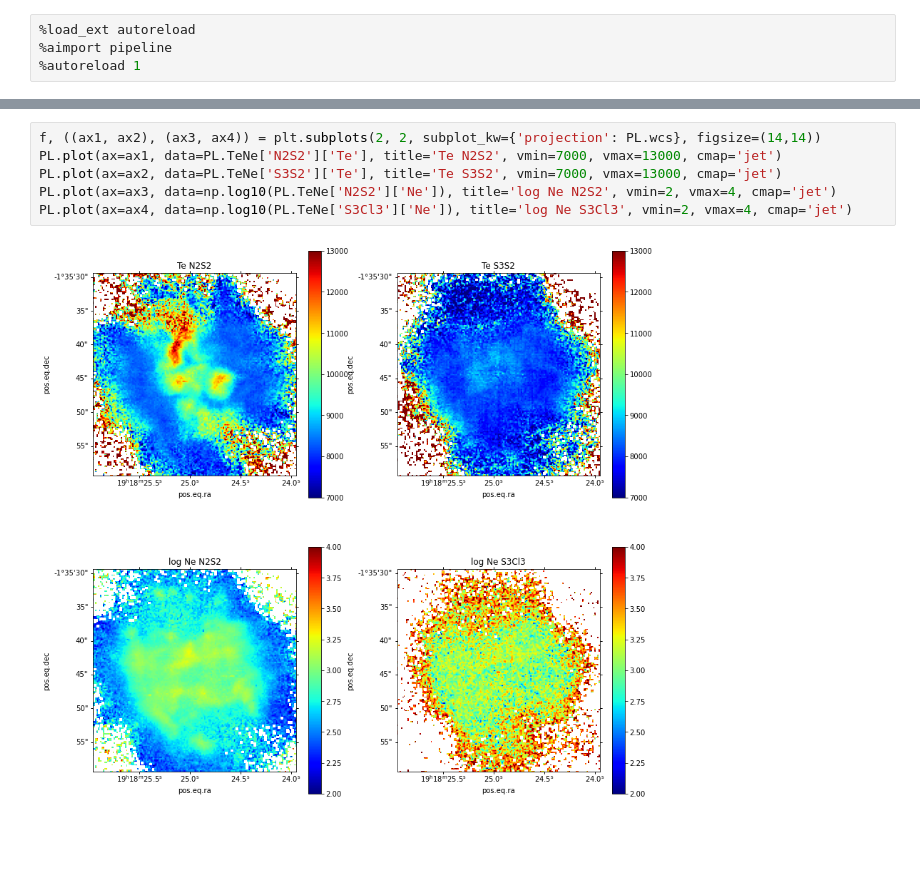
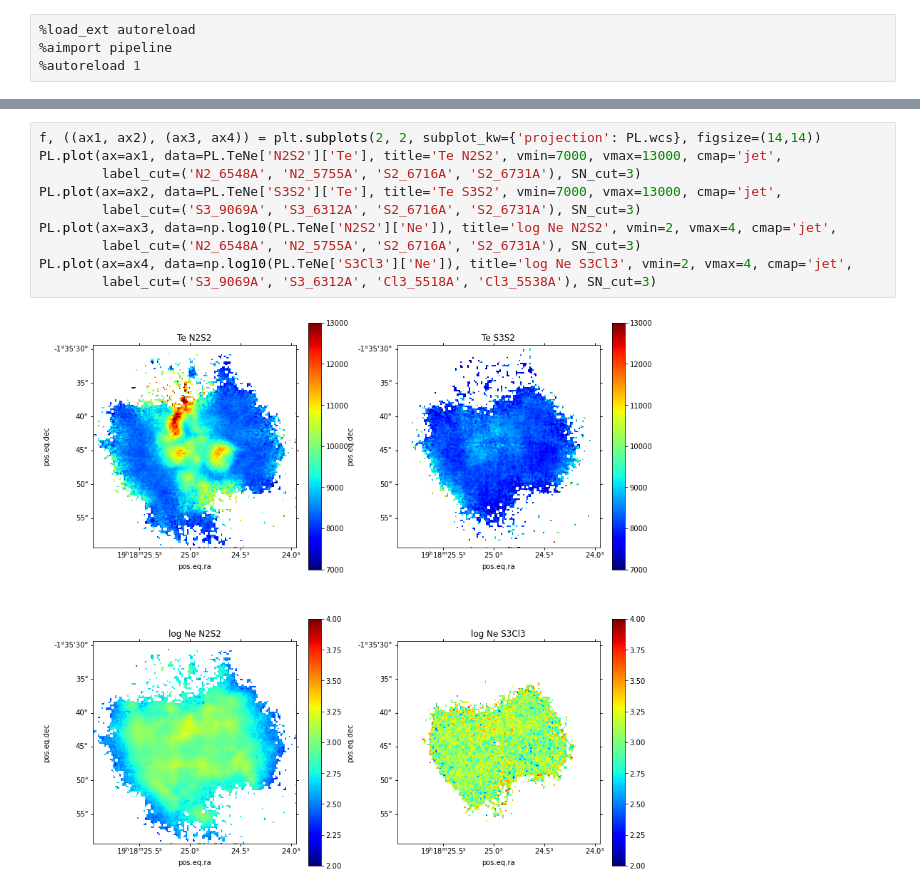
Before and after one commit to Morisset/MUSE_PNe, a Jupyter notebook: pipelineMC.ipynb, the cells around one changed output, grey strips where cells are left out. Drawn from its saved outputs; the diff is of its cells as text; blank space fills up the shorter version.

```diff
--- a/pipelineMC.ipynb
+++ b/pipelineMC.ipynb
@@ -72,11 +118,15 @@ pn.log_.timer('ANN getCrossTemDen done')
 # %%
 f, ((ax1, ax2), (ax3, ax4)) = plt.subplots(2, 2, subplot_kw={'projection': PL.wcs}, figsize=(14,14))
-PL.plot(ax=ax1, data=PL.TeNe['N2S2']['Te'], title='Te N2S2', vmin=7000, vmax=13000, cmap='jet')
-PL.plot(ax=ax2, data=PL.TeNe['S3S2']['Te'], title='Te S3S2', vmin=7000, vmax=13000, cmap='jet')
-PL.plot(ax=ax3, data=np.log10(PL.TeNe['N2S2']['Ne']), title='log Ne N2S2', vmin=2, vmax=4, cmap='jet')
-PL.plot(ax=ax4, data=np.log10(PL.TeNe['S3Cl3']['Ne']), title='log Ne S3Cl3', vmin=2, vmax=4, cmap='jet')
+PL.plot(ax=ax1, data=PL.TeNe['N2S2']['Te'], title='Te N2S2', vmin=7000, vmax=13000, cmap='jet',
+        label_cut=('N2_6548A', 'N2_5755A', 'S2_6716A', 'S2_6731A'), SN_cut=3)
+PL.plot(ax=ax2, data=PL.TeNe['S3S2']['Te'], title='Te S3S2', vmin=7000, vmax=13000, cmap='jet',
+        label_cut=('S3_9069A', 'S3_6312A', 'S2_6716A', 'S2_6731A'), SN_cut=3)
+PL.plot(ax=ax3, data=np.log10(PL.TeNe['N2S2']['Ne']), title='log Ne N2S2', vmin=2, vmax=4, cmap='jet',
+        label_cut=('N2_6548A', 'N2_5755A', 'S2_6716A', 'S2_6731A'), SN_cut=3)
+PL.plot(ax=ax4, data=np.log10(PL.TeNe['S3Cl3']['Ne']), title='log Ne S3Cl3', vmin=2, vmax=4, cmap='jet',
+        label_cut=('S3_9069A', 'S3_6312A', 'Cl3_5518A', 'Cl3_5538A'), SN_cut=3)
 # %% [output]
-[figure, old version]
+[figure, new version]
 # %%
 PL.plot_SN(data=PL.TeNe['N2S2']['Te'], vmin=0, vmax=20, title='S/N Te[N2S2]')
 # %% [output]
```
Also changed, not shown: parts of 9 cells of this notebook, 2 other files.
